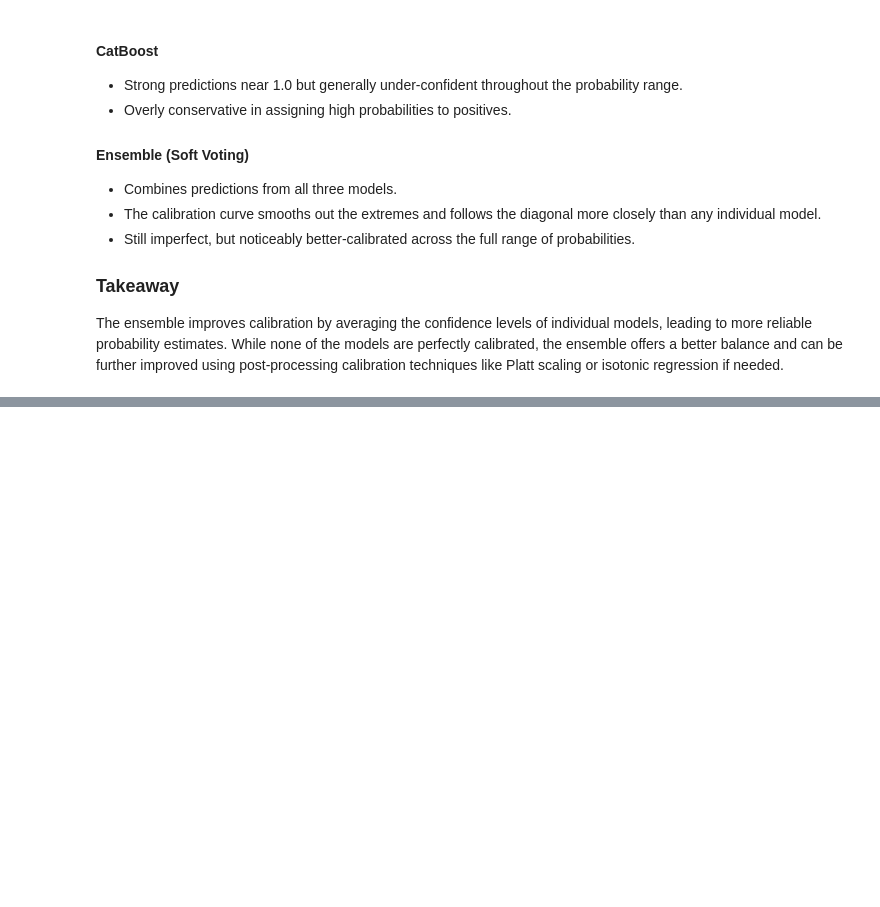
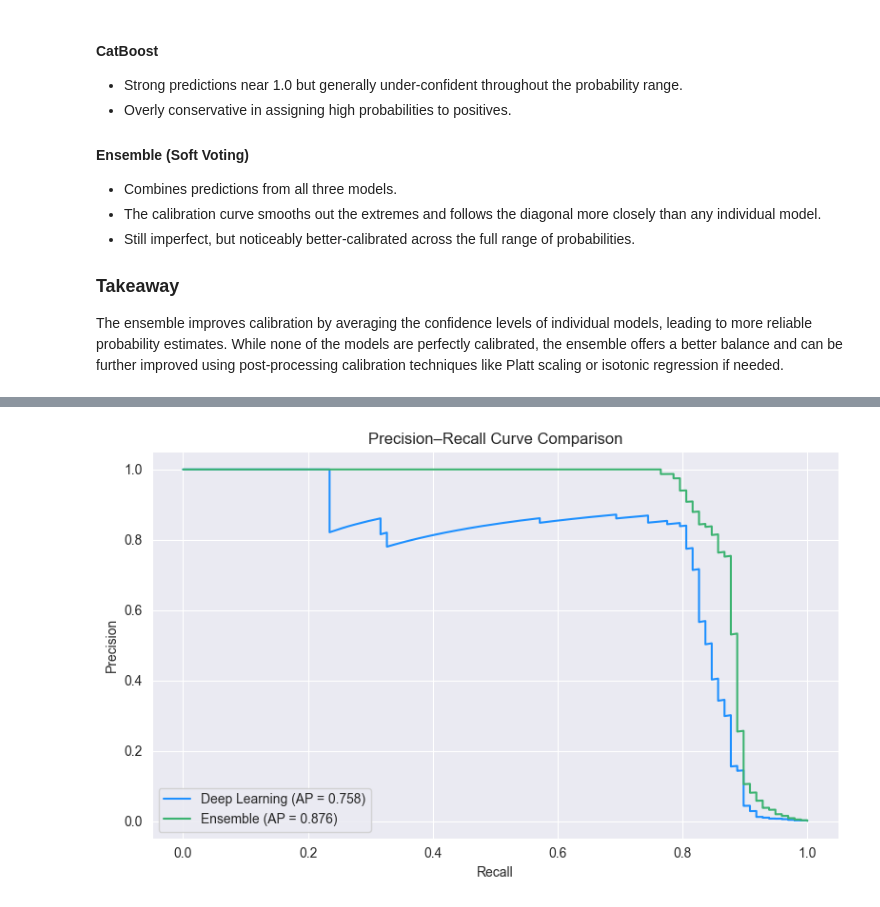
Before and after one commit to severussnape19/credit-card-fraud-detection, a Jupyter notebook: project.ipynb, the cells around one changed output, grey strips where cells are left out. Cells and saved outputs as stored; diff of their text form; code cells hidden in the pictures; blank space fills up the shorter version.

```diff
--- a/project.ipynb
+++ b/project.ipynb
@@ -837,0 +940,19 @@ The ensemble improves calibration by averaging the confidence levels of individu
+# %%
+prec_dl, rec_dl, _ = precision_recall_curve(y_test, dl_probs)
+prec_ens, rec_ens, _ = precision_recall_curve(y_test, avg_probs)
+ap_dl = average_precision_score(y_test, dl_probs)
+ap_ens = average_precision_score(y_test, avg_probs)
+
+plt.figure(figsize=(8, 5))
+plt.plot(rec_dl, prec_dl, label=f'Deep Learning (AP = {ap_dl:.3f})', color='dodgerblue')
+plt.plot(rec_ens, prec_ens, label=f'Ensemble (AP = {ap_ens:.3f})', color='mediumseagreen')
+
+plt.xlabel('Recall')
+plt.ylabel('Precision')
+plt.title('Precision–Recall Curve Comparison')
+plt.legend()
+plt.grid(True)
+plt.tight_layout()
+plt.show()
+# %% [output]
+[figure, added]
```
Also changed, not shown: parts of 6 cells of this notebook.
